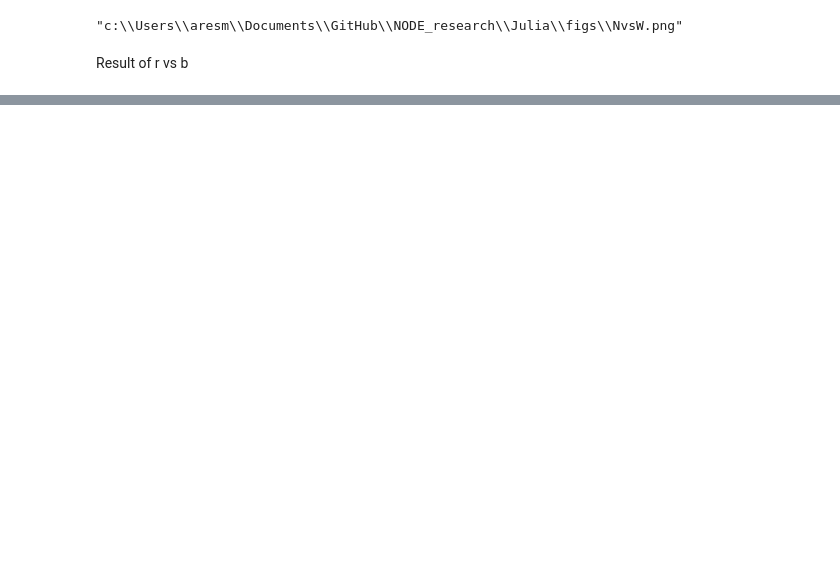
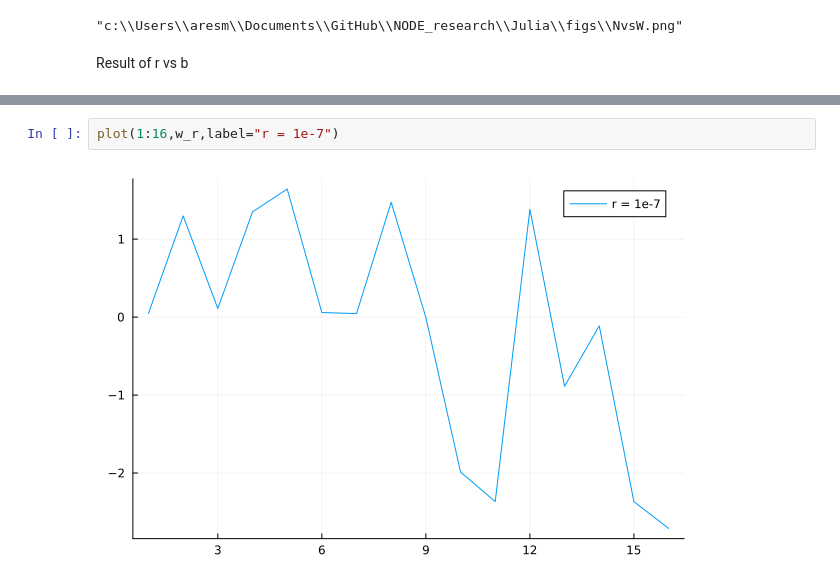
Before and after one commit to hody-chang/NODE_research, a Jupyter notebook: Julia/NODE.ipynb, the cells around one changed output, grey strips where cells are left out. Cells and saved outputs as stored; diff of their text form; blank space fills up the shorter version.

```diff
--- a/Julia/NODE.ipynb
+++ b/Julia/NODE.ipynb
@@ -216,0 +235,4 @@ savefig(plt, "figs/Nvsb.png")
+# %%
+plot(1:16,w_r,label="r = 1e-7")
+# %% [output]
+[figure, added]
```
Also changed, not shown: parts of 8 cells of this notebook, 2 other files.
